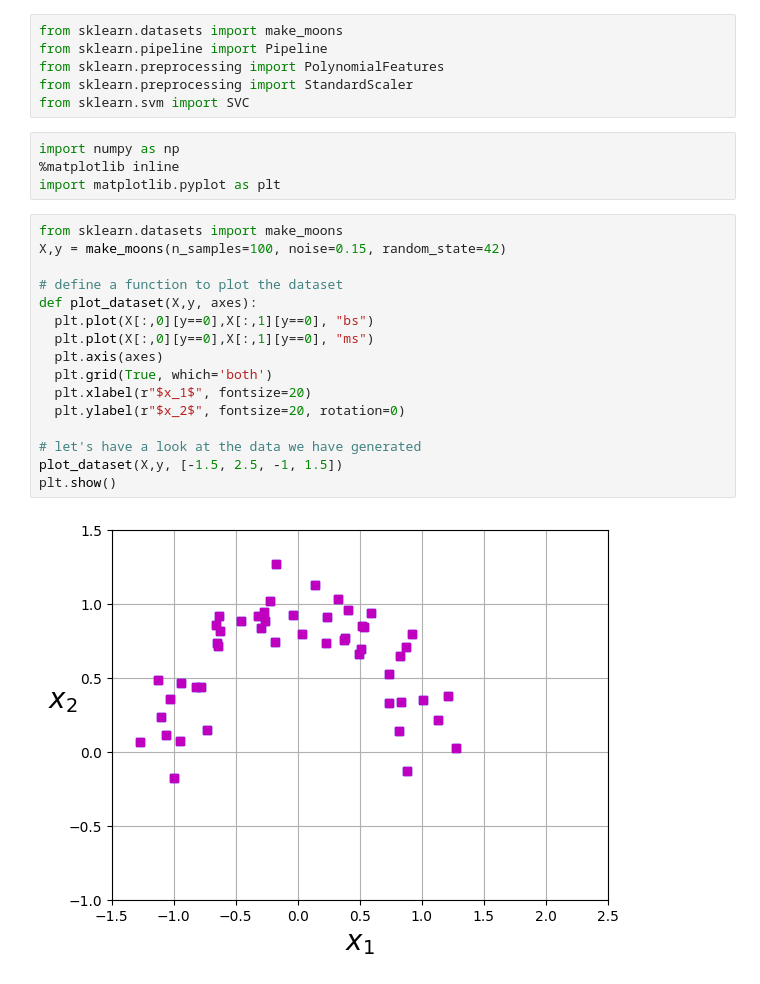
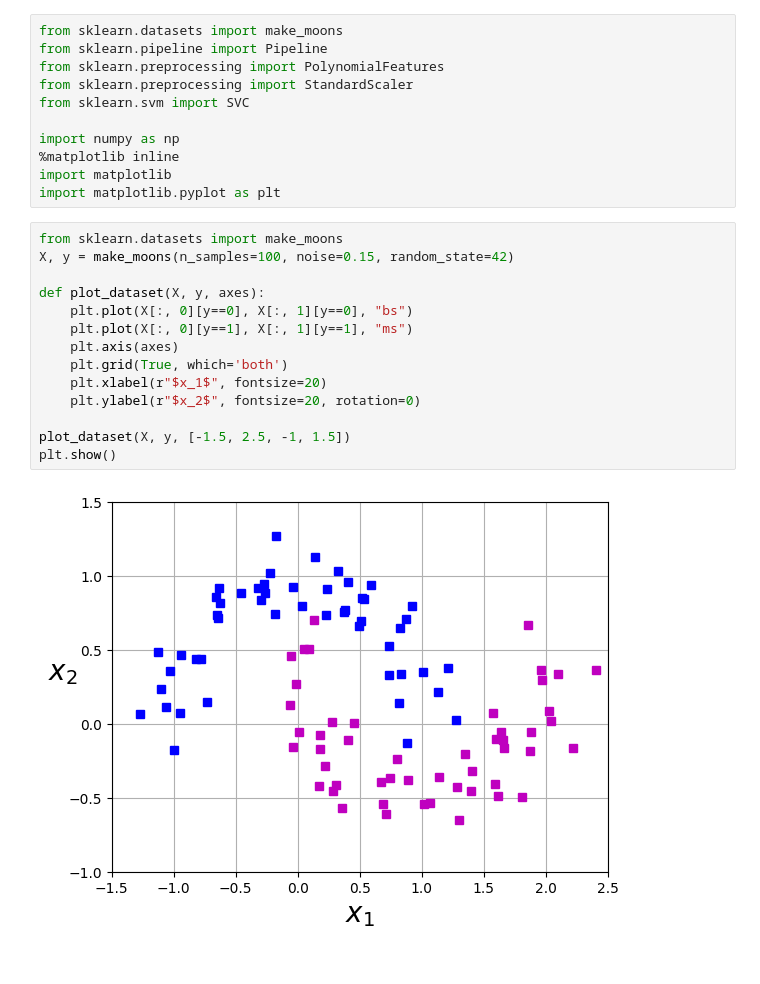
Before and after one commit to HumayraFahreri/PembelajaranMesin-HumayraFahreri-2211533019, a Jupyter notebook: ml_2.ipynb, the cells around one changed output. Drawn from its saved outputs; the diff is of its cells as text.

```diff
--- a/ml_2.ipynb
+++ b/ml_2.ipynb
@@ -6,25 +6,24 @@ from sklearn.pipeline import Pipeline
 from sklearn.preprocessing import PolynomialFeatures
 from sklearn.preprocessing import StandardScaler
 from sklearn.svm import SVC
+
+import numpy as np
+%matplotlib inline
+import matplotlib
+import matplotlib.pyplot as plt
-# %%
-import numpy as np
-%matplotlib inline
-import matplotlib.pyplot as plt
 # %%
 from sklearn.datasets import make_moons
-X,y = make_moons(n_samples=100, noise=0.15, random_state=42)
+X, y = make_moons(n_samples=100, noise=0.15, random_state=42)
 
-# define a function to plot the dataset
-def plot_dataset(X,y, axes):
-  plt.plot(X[:,0][y==0],X[:,1][y==0], "bs")
-  plt.plot(X[:,0][y==0],X[:,1][y==0], "ms")
-  plt.axis(axes)
-  plt.grid(True, which='both')
-  plt.xlabel(r"$x_1$", fontsize=20)
-  plt.ylabel(r"$x_2$", fontsize=20, rotation=0)
+def plot_dataset(X, y, axes):
+    plt.plot(X[:, 0][y==0], X[:, 1][y==0], "bs")
+    plt.plot(X[:, 0][y==1], X[:, 1][y==1], "ms")
+    plt.axis(axes)
+    plt.grid(True, which='both')
+    plt.xlabel(r"$x_1$", fontsize=20)
+    plt.ylabel(r"$x_2$", fontsize=20, rotation=0)
 
-# let's have a look at the data we have generated
-plot_dataset(X,y, [-1.5, 2.5, -1, 1.5])
+plot_dataset(X, y, [-1.5, 2.5, -1, 1.5])
 plt.show()
 # %% [output]
-[figure, old version]
+[figure, new version]
```
Also changed, not shown: parts of 3 cells of this notebook.
